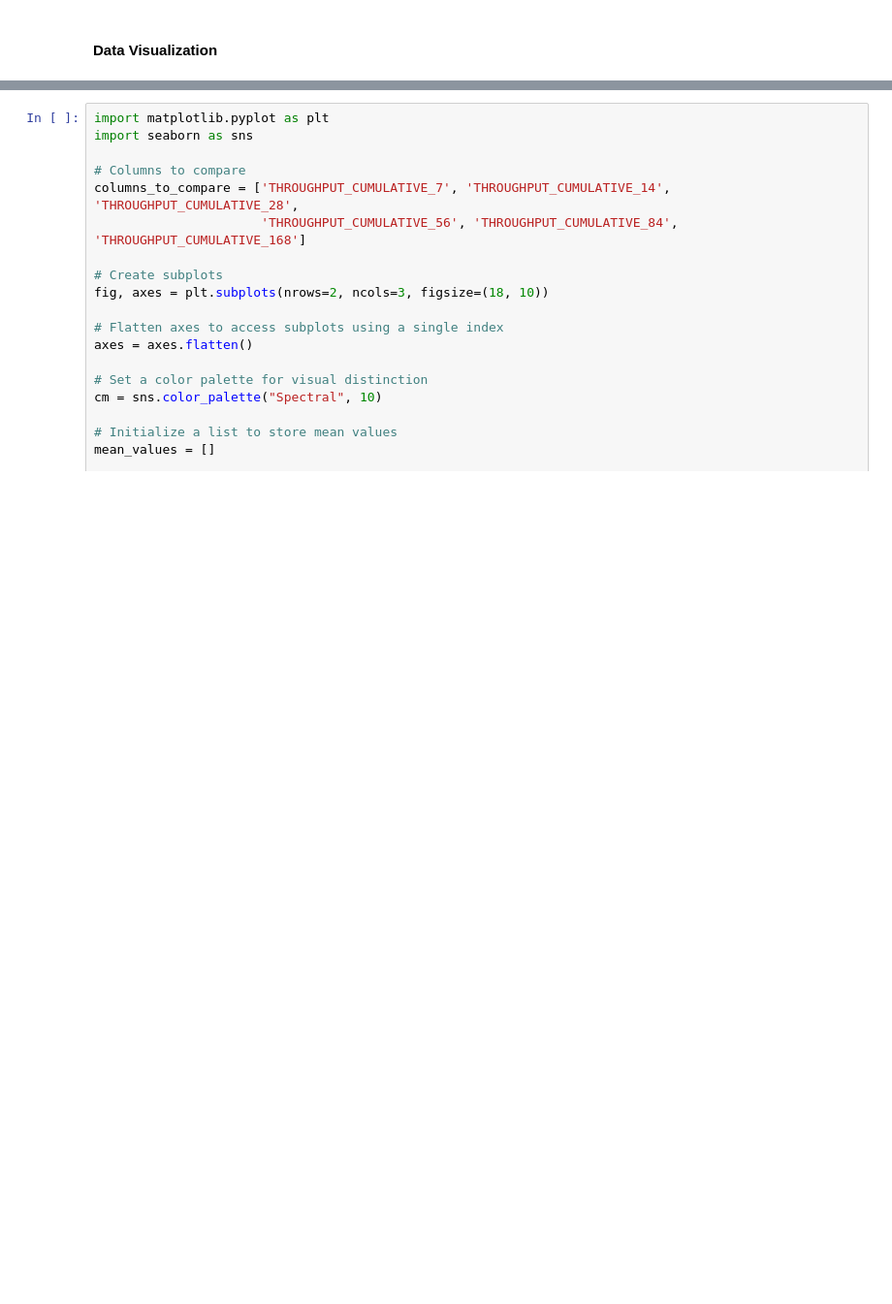
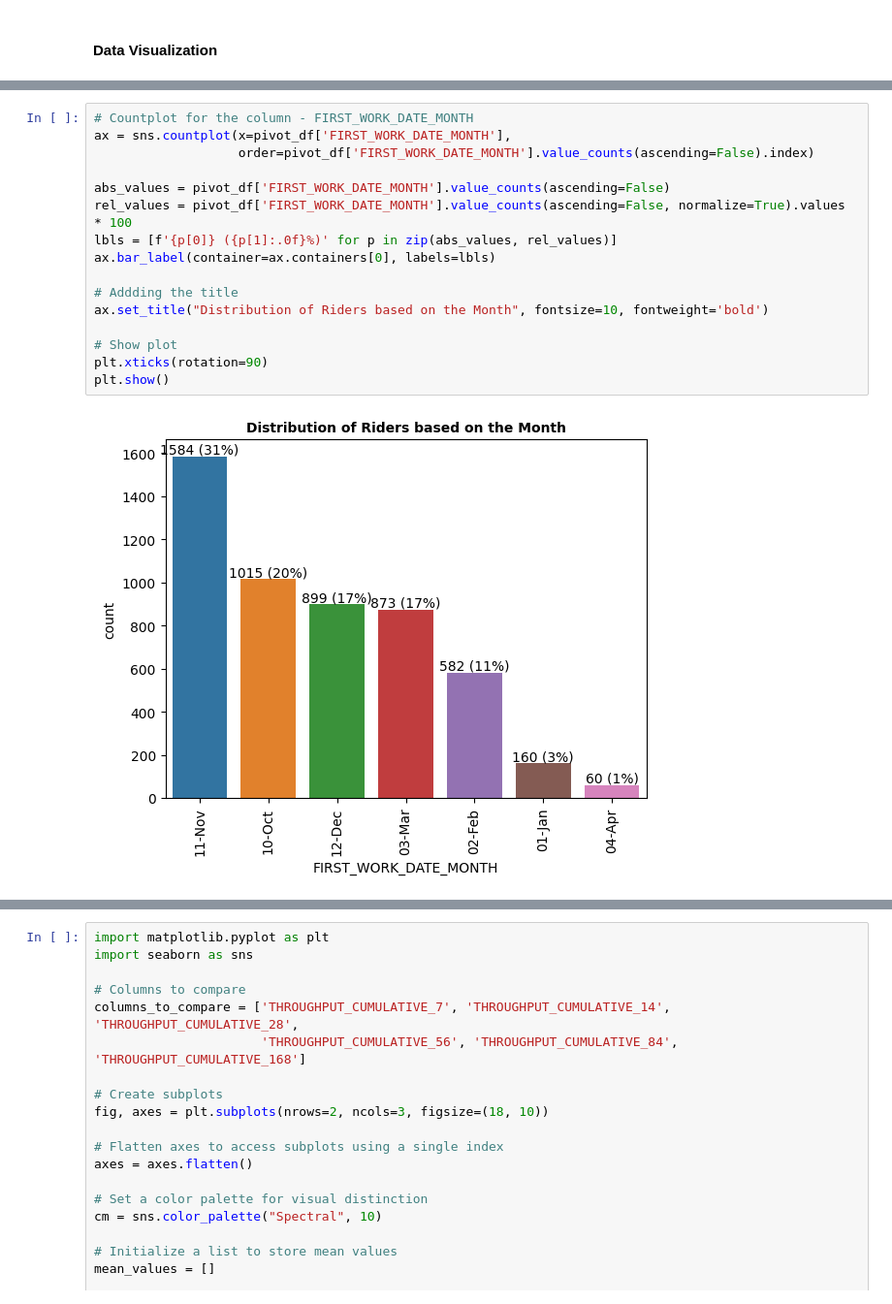
Before and after one commit to pradeepvaranasi/RiderGetRider_CaseStudy, a Jupyter notebook: Food_Delivery_App_RGR.ipynb, the cells around one changed output, grey strips where cells are left out. Shown at 97% size. Cells and saved outputs as stored; diff of their text form; blank space fills up the shorter version.

```diff
--- a/Food_Delivery_App_RGR.ipynb
+++ b/Food_Delivery_App_RGR.ipynb
@@ -374,0 +389,18 @@ ax.bar_label(container=ax.containers[0], labels=lbls)
+# %%
+# Countplot for the column - FIRST_WORK_DATE_MONTH
+ax = sns.countplot(x=pivot_df['FIRST_WORK_DATE_MONTH'],
+                   order=pivot_df['FIRST_WORK_DATE_MONTH'].value_counts(ascending=False).index)
+
+abs_values = pivot_df['FIRST_WORK_DATE_MONTH'].value_counts(ascending=False)
+rel_values = pivot_df['FIRST_WORK_DATE_MONTH'].value_counts(ascending=False, normalize=True).values * 100
+lbls = [f'{p[0]} ({p[1]:.0f}%)' for p in zip(abs_values, rel_values)]
+ax.bar_label(container=ax.containers[0], labels=lbls)
+
+# Addding the title
+ax.set_title("Distribution of Riders based on the Month", fontsize=10, fontweight='bold')
+
+# Show plot
+plt.xticks(rotation=90)
+plt.show()
+# %% [output]
+[figure, added]
```
Also changed, not shown: parts of 16 cells of this notebook.
